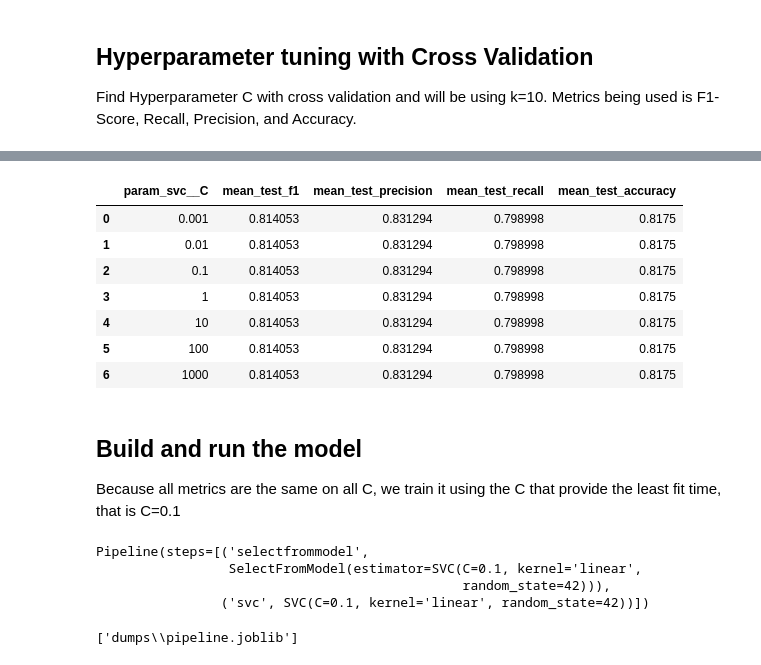
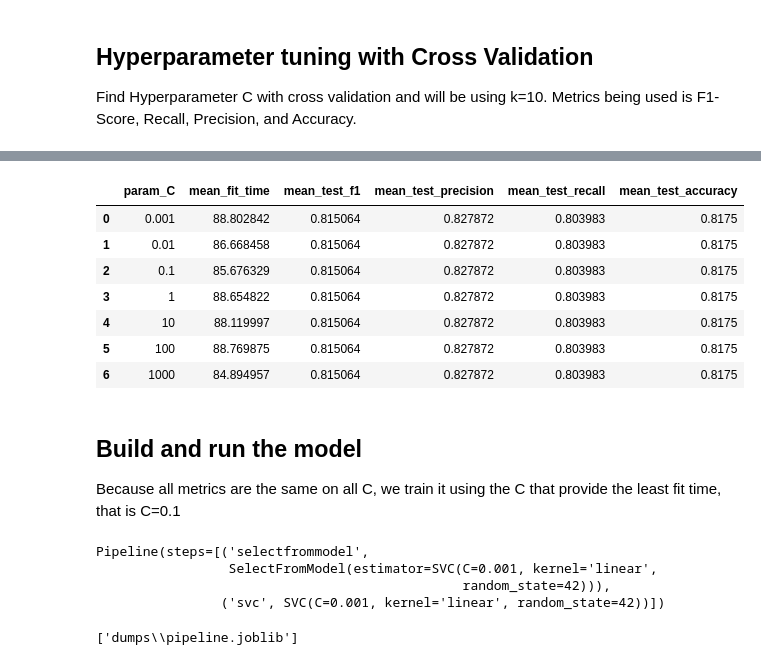
Before and after one commit to zeerafle/oil-palm-stem, a Jupyter notebook: skripsi.ipynb, the cells around one changed output, grey strips where cells are left out. Drawn from its saved outputs; the diff is of its cells as text; code cells hidden in the pictures.

```diff
--- a/skripsi.ipynb
+++ b/skripsi.ipynb
@@ -95,0 +118,17 @@ grid.cv_results_
+# %%
+PARAM_GRID = {
+    'selectfrommodel__threshold': ['median', 'mean'],
+    'svc__C': svc_C
+}
+
+grid = GridSearchCV(
+    make_pipeline(SelectFromModel(SVC(kernel='linear', random_state=42)),
+                  SVC(kernel='linear', random_state=42)),
+    cv=5,
+    param_grid=PARAM_GRID,
+    scoring=METRICS,
+    refit=False,
+    verbose=3,
+    n_jobs=3
+)
+grid.fit(X_train, y_train)
@@ -96,5 +170,17 @@ grid.cv_results_
+# %%
+PARAM_GRID = {'C': svc_C}
+
+grid_no_fs = GridSearchCV(
+    SVC(kernel='linear', random_state=42),
+    cv=5,
+    param_grid=PARAM_GRID,
+    scoring=METRICS,
+    refit=False,
+    verbose=3
+)
+grid_no_fs.fit(X_train, y_train)
 # %%
-cv_result = pd.DataFrame(grid.cv_results_)
-cv_result.to_csv(r'result\cv_result.csv')
-cv_result
+cv_result_no_fs = pd.DataFrame(grid_no_fs.cv_results_)
+cv_result_no_fs.to_csv(r'result\cv_result_no_fs.tsv', sep='\t', index=False)
+cv_result_no_fs
 # %% [output]
@@ -109,30 +195,30 @@ cv_result
 7 rows × 38 columns
 # %%
-cv_result[['param_svc__C', 'mean_test_f1', 'mean_test_precision', 'mean_test_recall', 'mean_test_accuracy']]
+cv_result_no_fs[['param_C', 'mean_fit_time', 'mean_test_f1', 'mean_test_precision', 'mean_test_recall', 'mean_test_accuracy']]
 # %% [output]
-|  | param_svc__C | mean_test_f1 | mean_test_precision | mean_test_recall | mean_test_accuracy |
-| 0 | 0.001 | 0.814053 | 0.831294 | 0.798998 | 0.8175 |
-| 1 | 0.01 | 0.814053 | 0.831294 | 0.798998 | 0.8175 |
-| 2 | 0.1 | 0.814053 | 0.831294 | 0.798998 | 0.8175 |
-| 3 | 1 | 0.814053 | 0.831294 | 0.798998 | 0.8175 |
-| 4 | 10 | 0.814053 | 0.831294 | 0.798998 | 0.8175 |
-| 5 | 100 | 0.814053 | 0.831294 | 0.798998 | 0.8175 |
-| 6 | 1000 | 0.814053 | 0.831294 | 0.798998 | 0.8175 |
+|  | param_C | mean_fit_time | mean_test_f1 | mean_test_precision | mean_test_recall | mean_test_accuracy |
+| 0 | 0.001 | 88.802842 | 0.815064 | 0.827872 | 0.803983 | 0.8175 |
+| 1 | 0.01 | 86.668458 | 0.815064 | 0.827872 | 0.803983 | 0.8175 |
+| 2 | 0.1 | 85.676329 | 0.815064 | 0.827872 | 0.803983 | 0.8175 |
+| 3 | 1 | 88.654822 | 0.815064 | 0.827872 | 0.803983 | 0.8175 |
+| 4 | 10 | 88.119997 | 0.815064 | 0.827872 | 0.803983 | 0.8175 |
+| 5 | 100 | 88.769875 | 0.815064 | 0.827872 | 0.803983 | 0.8175 |
+| 6 | 1000 | 84.894957 | 0.815064 | 0.827872 | 0.803983 | 0.8175 |
 # %% [markdown]
 ## Build and run the model
 
 Because all metrics are the same on all C, we train it using the C that provide the least fit time, that is C=0.1
 # %%
-best_param_svm = SVC(kernel="linear", C=0.1, random_state=42)
+best_param_svm = SVC(kernel="linear", C=0.001, random_state=42)
 best_selector = SelectFromModel(best_param_svm)
 new_pipeline = make_pipeline(best_selector,
                              best_param_svm)
 new_pipeline.fit(X_train, y_train)
 # %% [output]
 Pipeline(steps=[('selectfrommodel',
-                 SelectFromModel(estimator=SVC(C=0.1, kernel='linear',
+                 SelectFromModel(estimator=SVC(C=0.001, kernel='linear',
                                                random_state=42))),
-                ('svc', SVC(C=0.1, kernel='linear', random_state=42))])
+                ('svc', SVC(C=0.001, kernel='linear', random_state=42))])
 # %%
 joblib.dump(new_pipeline, r'dumps\pipeline.joblib')
 # %% [output]
```
Also changed, not shown: parts of 22 cells of this notebook, 5 other files.
